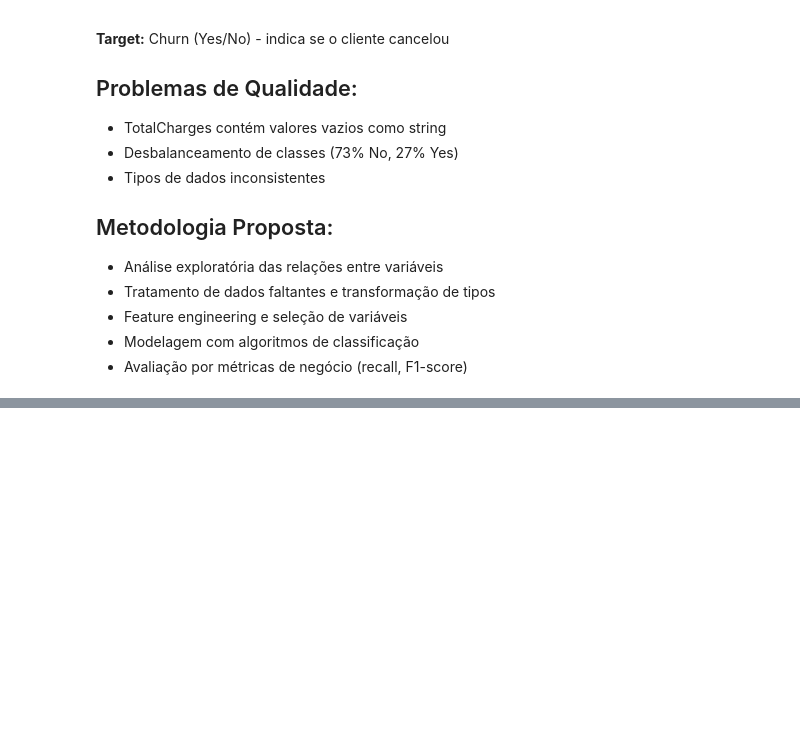
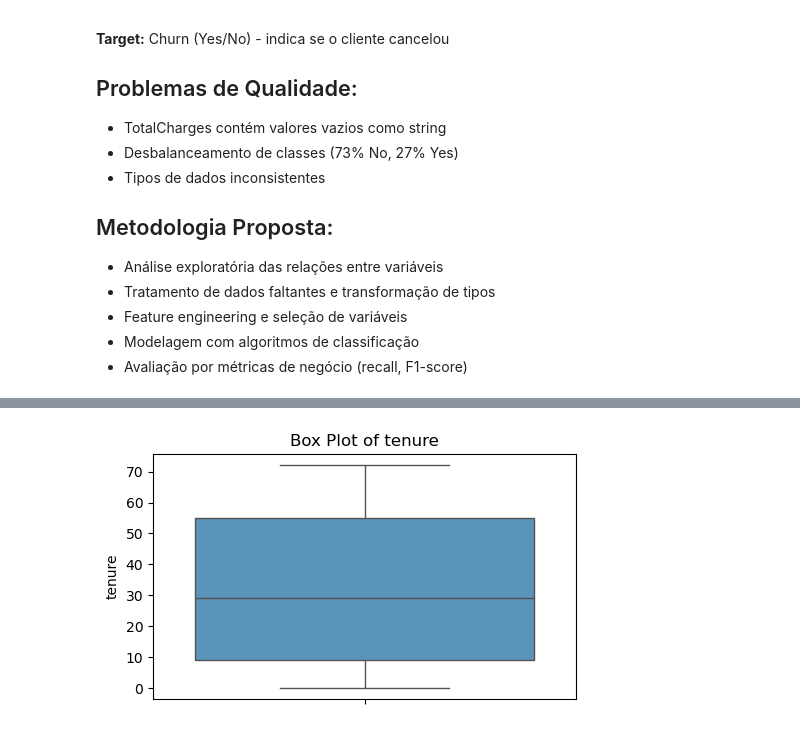
Before and after one commit to Claudenir-Nojosa/ML-Studies, a Jupyter notebook: Projects/customer-churn/customer-churn.ipynb, the cells around one changed output, grey strips where cells are left out. Saved outputs shown, nothing was run; the diff lists cells and outputs as text; code cells hidden in the pictures; blank space fills up the shorter version.

```diff
--- a/Projects/customer-churn/customer-churn.ipynb
+++ b/Projects/customer-churn/customer-churn.ipynb
@@ -49,0 +289,22 @@ from sklearn.metrics import accuracy_score, confusion_matrix, classification_rep
+# %%
+# Boxplot Function
+
+def plot_boxplot(df, column_name):
+    plt.figure(figsize=(5, 3))
+
+    blue_color = cm.Blues(0.6)
+
+    sns.boxplot(
+        y=df[column_name],
+        color=blue_color
+    )
+
+    plt.title(f"Box Plot of {column_name}")
+    plt.ylabel(column_name)
+    plt.tight_layout()
+    plt.show()
+# %%
+# Boxplot of tenure
+plot_boxplot(df_new, "tenure")
+# %% [output]
+[figure, added]
```
Also changed, not shown: parts of 70 cells of this notebook, 5 other files.
